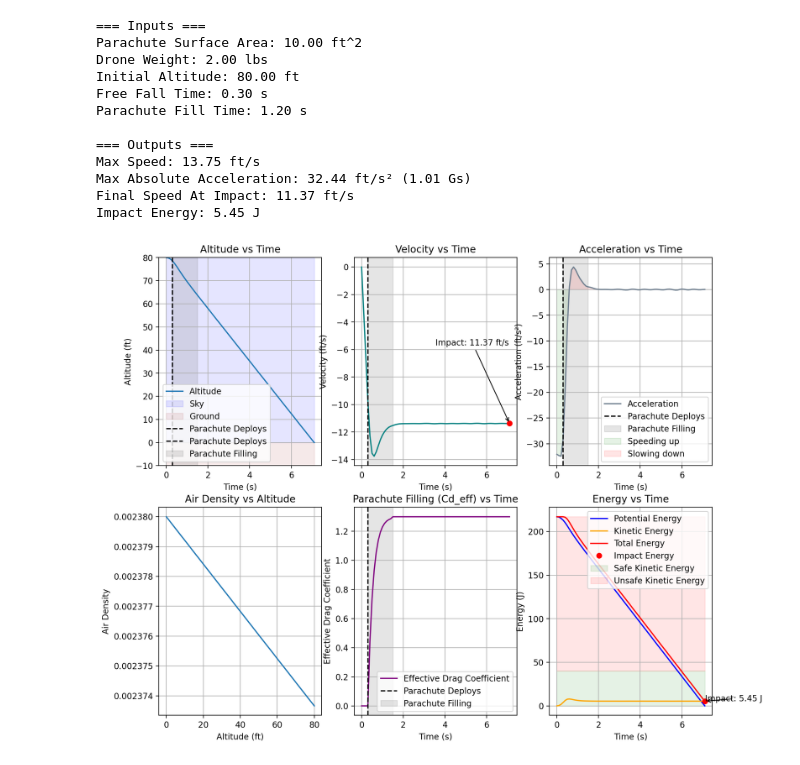
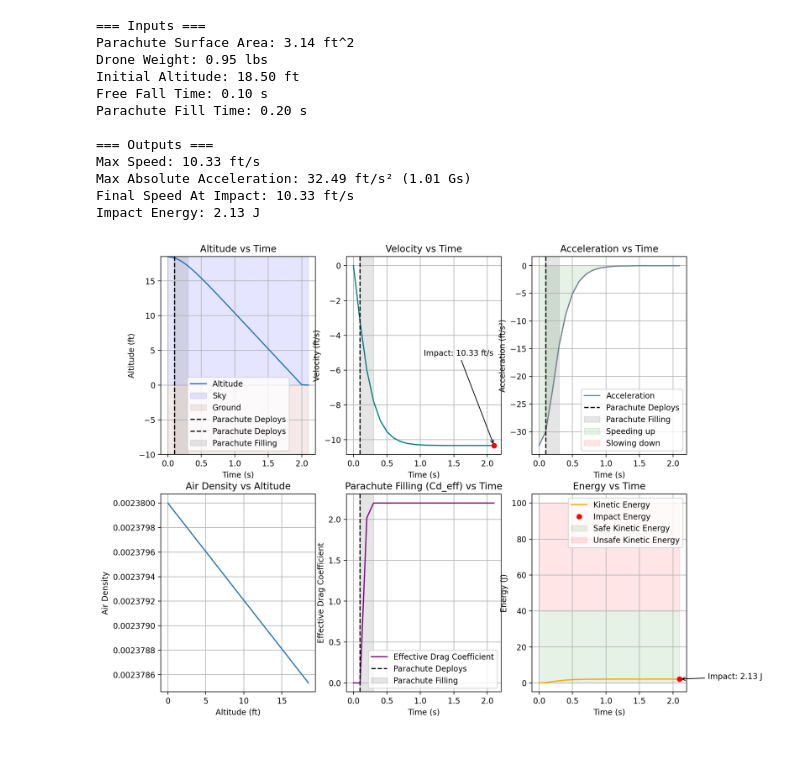
Before and after one commit to rcrym/drone-parachute, a Jupyter notebook: parachute-simulation.ipynb, the cells around one changed output. Cells and saved outputs as stored; diff of their text form; code cells hidden in the pictures.

```diff
--- a/parachute-simulation.ipynb
+++ b/parachute-simulation.ipynb
@@ -8,10 +8,13 @@ from scipy.integrate import solve_ivp
 @dataclass
 class ParachuteParameters:
     """Class to hold parachute design parameters"""
-    So: float  # Total canopy surface area (ft² or m²)
-    Wt: float  # Total weight (lbs or N)
+    So: float  # Total projected canopy area (ft²)
+    Wt: float  # Total weight (lbs)
     Cdo: float  # Drag coefficient
     n: float   # Dimensionless fill constant
+    payload_surface_area: float = 0.0  # Payload surface area (ft²), default is 0 if no payload
+    payload_drag_coefficient: float = 0.0  # Payload drag coefficient, default is 0 if no payload
+
 
 class ParachuteCalculator:
     """Class to perform parachute design calculations"""
@@ -79,11 +82,17 @@ class ParachuteCalculator:
             # Compute effective drag coefficient
             Cdo_eff = self.compute_drag_coefficient(t, free_fall_time, fill_time)
 
-            # Drag force calculation
-            Fd = 0.5 * rho * v**2 * Cdo_eff * self.params.So  # Drag force (lbf)
+            # Drag force from parachute
+            Fd_parachute = 0.5 * rho * v**2 * Cdo_eff * self.params.So  # Drag force (lbf)
+
+            # Drag force from payload
+            Fd_payload = 0.5 * rho * v**2 * self.params.payload_drag_coefficient * self.params.payload_surface_area
+
+            # Total drag force is the sum of both parachute and payload drag
+            Fd_total = Fd_parachute + Fd_payload
 
             # Net force
-            Fnet = Fg - Fd  # Net force acting on the system (lbf)
+            Fnet = Fg - Fd_total  # Net force acting on the system (lbf)
 
             # Convert weight to mass (in slugs)
             mass = Fg / self.g  # Mass = Weight / g, where g = 32.2 ft/s²
@@ -239,9 +248,9 @@ class ParachuteCalculator:
         total_energy_joules = total_energy * FT_LB_TO_JOULE
 
         # Energy vs. Time
-        ax6.plot(times, potential_energy_joules, label="Potential Energy", color="blue")  # Green for potential energy
+        # ax6.plot(times, potential_energy_joules, label="Potential Energy", color="blue")  # Green for potential energy
         ax6.plot(times, kinetic_energy_joules, label="Kinetic Energy", color="orange")  # Red for kinetic energy
-        ax6.plot(times, total_energy_joules, label="Total Energy", color="red")  # Purple for total energy
+        # ax6.plot(times, total_energy_joules, label="Total Energy", color="red")  # Purple for total energy
 
         # Highlight impact energy point
         impact_time = times[-1]
@@ -251,13 +260,13 @@ class ParachuteCalculator:
         # Annotate impact energy point
         ax6.annotate(f"Impact: {impact_energy:.2f} J",
                     xy=(impact_time, impact_energy),
-                    xytext=(impact_time * 1, impact_energy ),
+                    xytext=(impact_time * 1.2, impact_energy ),
                     arrowprops=dict(facecolor='black', arrowstyle="->"),
                     fontsize=10)
 
         # Shaded regions for safe/unsafe impact energy
         ax6.fill_between(times, 0, 40, color='green', alpha=0.1, label='Safe Kinetic Energy')  # Green for safe energy
-        ax6.fill_between(times, 40, max(total_energy_joules), color='red', alpha=0.1, label='Unsafe Kinetic Energy')  # Red for unsafe energy
+        ax6.fill_between(times, 40, 100, color='red', alpha=0.1, label='Unsafe Kinetic Energy')  # Red for unsafe energy
 
         # Set labels, title, legend, and grid
         ax6.set_title("Energy vs Time")
@@ -273,10 +282,13 @@ class ParachuteCalculator:
 def example_calculation():
     # Example parameters (using imperial units)
     params = ParachuteParameters(
-        So=10,    # ft²
-        Wt=2,    # lbs (Matrice 3000 with single gimbal and 2 batteries is 6.47 kg)
-        Cdo=1.3,   # typical value for round parachutes
-        n=3        # typical value for round parachutes
+        # So=7.07,    # ft²
+        So = 3.14,
+        Wt=0.948,    # lbs (Matrice 3000 with single gimbal and 2 batteries is 6.47 kg)
+        Cdo=2.2,   # typical value for round parachutes
+        n=3,        # typical value for round parachutes
+        payload_surface_area=0.375,  # Example payload surface area (ft²)
+        payload_drag_coefficient=1.5  # Example payload drag coefficient
     )
 
     calculator = ParachuteCalculator(params)
@@ -299,7 +311,7 @@ def example_calculation():
     # print(f"Sea Level Descent Rate: {vco:.2f} ft/s")
 
     # Run and plot complete descent simulation
-    calculator.plot_descent_simulation(Wt=params.Wt, initial_altitude=80, free_fall_time=0.3, dt=0.1, fill_time=1.2)  # 5000 ft initial altitude
+    calculator.plot_descent_simulation(Wt=params.Wt, initial_altitude=18.5, free_fall_time=0.1, dt=0.1, fill_time=0.2)  # 5000 ft initial altitude
 
     # params = ParachuteParameters(
     #     So=10,    # ft²
@@ -325,10 +337,10 @@ def example_calculation():
 
     impact_energy_surface(weight_range, area_range, initial_altitude, Cdo)
 
-    weight_range = np.linspace(0.1, 20, 5)  # Range of weights (lbs)
-    area_range = np.linspace(0.1, 100, 5)    # Range of parachute areas (ft²)
-    free_fall_time = 1
-    fill_time = 1
+    weight_range = np.linspace(0, 10, 100)  # Range of weights (lbs)
+    area_range = np.linspace(10, 30, 100)    # Range of parachute areas (ft²)
+    free_fall_time = 0.3
+    fill_time = 1.2
     # Re-run the simulation for the full descent and impact energy
     initial_altitude = 400  # Set an initial altitude for all simulations (e.g., 2000 ft)
     dt = 0.1  # Time step for the simulation
@@ -486,40 +498,40 @@ def impact_energy_surface(weight_range, area_range, initial_altitude, Cdo):
 
     # Flip Altitude and Velocity axes
     ax.plot_surface(W, A, impact_energies, cmap='RdYlGn_r', edgecolor='none', alpha=0.9)
 
     # Customize axis directions
     ax.set_xlim(weight_range[1], weight_range[0])  # Reverse weight axis
     ax.set_ylim(area_range[1], area_range[0])      # Reverse area axis
 
     # Axis labels
     ax.set_title("Impact Energy")
     ax.set_xlabel("Weight (lbs)")
     ax.set_ylabel("Parachute Area (ft²)")
     ax.set_zlabel("Impact Energy (Joules)")
 
     # Add color bar for gradient
     mappable = plt.cm.ScalarMappable(cmap='RdYlGn_r')
     mappable.set_array(impact_energies)
     cbar = fig.colorbar(mappable, ax=ax, pad=0.1)
     cbar.set_label("Impact Energy (J)")
 
     plt.show()
 
 
 
 if __name__ == "__main__":
     example_calculation()
 # %% [output]
 === Inputs ===
-Parachute Surface Area: 10.00 ft^2
-Drone Weight: 2.00 lbs
-Initial Altitude: 80.00 ft
-Free Fall Time: 0.30 s
-Parachute Fill Time: 1.20 s
+Parachute Surface Area: 3.14 ft^2
+Drone Weight: 0.95 lbs
+Initial Altitude: 18.50 ft
+Free Fall Time: 0.10 s
+Parachute Fill Time: 0.20 s
 
 === Outputs ===
-Max Speed: 13.75 ft/s
-Max Absolute Acceleration: 32.44 ft/s² (1.01 Gs)
-Final Speed At Impact: 11.37 ft/s
-Impact Energy: 5.45 J
+Max Speed: 10.33 ft/s
+Max Absolute Acceleration: 32.49 ft/s² (1.01 Gs)
+Final Speed At Impact: 10.33 ft/s
+Impact Energy: 2.13 J
-[figure, old version]
+[figure, new version]
```
Also changed, not shown: parts of 1 cell of this notebook, 3 other files.
